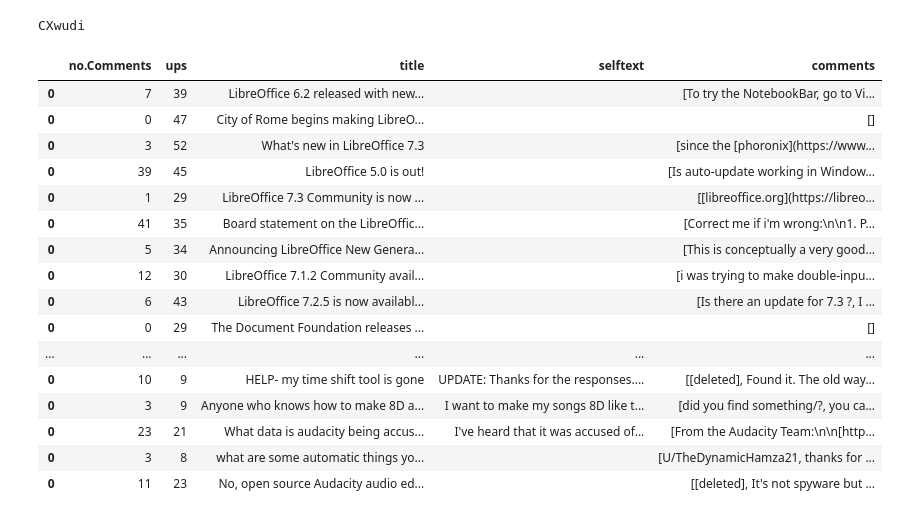
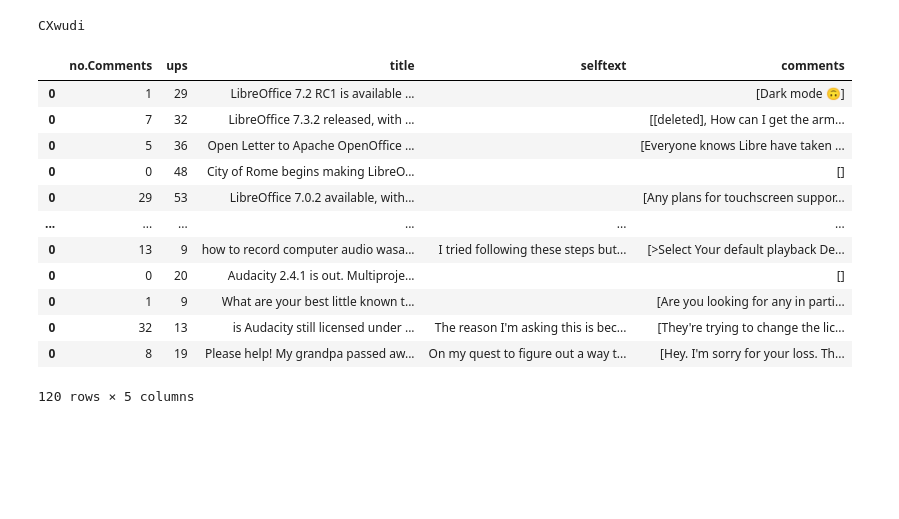
Before and after one commit to CXwudi/csi5137c-project, a Jupyter notebook: src/grab_reddit.ipynb, the cells around one changed output. Cells and saved outputs as stored; diff of their text form; code cells hidden in the pictures; blank space fills up the shorter version.

```diff
--- a/src/grab_reddit.ipynb
+++ b/src/grab_reddit.ipynb
@@ -41,28 +41,24 @@ CXwudi
 # %%
 from modules.get_reddit_post import get_post_from
 # taken from https://www.techradar.com/best/best-open-source-software
 softwares = ['libreoffice', 'VLC', 'GIMP', 'shotcut', 'brave_browser', 'audacity']
 df = pd.DataFrame()
 for s in softwares:
-  df = pd.concat([df, get_post_from(reddit, s)])
+  df = pd.concat([df, get_post_from(reddit, s, 20, 100)])
 df
 # %% [output]
 |  | no.Comments | ups | title | selftext | comments |
-| 0 | 7 | 39 | LibreOffice 6.2 released with new... |  | [To try the NotebookBar, go to Vi... |
-| 0 | 0 | 47 | City of Rome begins making LibreO... |  | [] |
-| 0 | 3 | 52 | What's new in LibreOffice 7.3 |  | [since the [phoronix](https://www... |
-| 0 | 39 | 45 | LibreOffice 5.0 is out! |  | [Is auto-update working in Window... |
-| 0 | 1 | 29 | LibreOffice 7.3 Community is now ... |  | [[libreoffice.org](https://libreo... |
-| 0 | 41 | 35 | Board statement on the LibreOffic... |  | [Correct me if i'm wrong:\n\n1. P... |
-| 0 | 5 | 34 | Announcing LibreOffice New Genera... |  | [This is conceptually a very good... |
-| 0 | 12 | 30 | LibreOffice 7.1.2 Community avail... |  | [i was trying to make double-inpu... |
-| 0 | 6 | 43 | LibreOffice 7.2.5 is now availabl... |  | [Is there an update for 7.3 ?, I ... |
-| 0 | 0 | 29 | The Document Foundation releases ... |  | [] |
+| 0 | 1 | 29 | LibreOffice 7.2 RC1 is available ... |  | [Dark mode 🙃] |
+| 0 | 7 | 32 | LibreOffice 7.3.2 released, with ... |  | [[deleted], How can I get the arm... |
+| 0 | 5 | 36 | Open Letter to Apache OpenOffice ... |  | [Everyone knows Libre have taken ... |
+| 0 | 0 | 48 | City of Rome begins making LibreO... |  | [] |
+| 0 | 29 | 53 | LibreOffice 7.0.2 available, with... |  | [Any plans for touchscreen suppor... |
 | ... | ... | ... | ... | ... | ... |
-| 0 | 10 | 9 | HELP- my time shift tool is gone | UPDATE: Thanks for the responses.... | [[deleted], Found it. The old way... |
-| 0 | 3 | 9 | Anyone who knows how to make 8D a... | I want to make my songs 8D like t... | [did you find something/?, you ca... |
-| 0 | 23 | 21 | What data is audacity being accus... | I've heard that it was accused of... | [From the Audacity Team:\n\n[http... |
-| 0 | 3 | 8 | what are some automatic things yo... |  | [U/TheDynamicHamza21, thanks for ... |
-| 0 | 11 | 23 | No, open source Audacity audio ed... |  | [[deleted], It's not spyware but ... |
+| 0 | 13 | 9 | how to record computer audio wasa... | I tried following these steps but... | [>Select Your default playback De... |
+| 0 | 0 | 20 | Audacity 2.4.1 is out. Multiproje... |  | [] |
+| 0 | 1 | 9 | What are your best little known t... |  | [Are you looking for any in parti... |
+| 0 | 32 | 13 | is Audacity still licensed under ... | The reason I'm asking this is bec... | [They're trying to change the lic... |
+| 0 | 8 | 19 | Please help! My grandpa passed aw... | On my quest to figure out a way t... | [Hey. I'm sorry for your loss. Th... |
+120 rows × 5 columns
 # %%
 df.to_csv('../data/out_test_data.csv', index=False)
```
Also changed, not shown: parts of 2 cells of this notebook, 5 other files.
